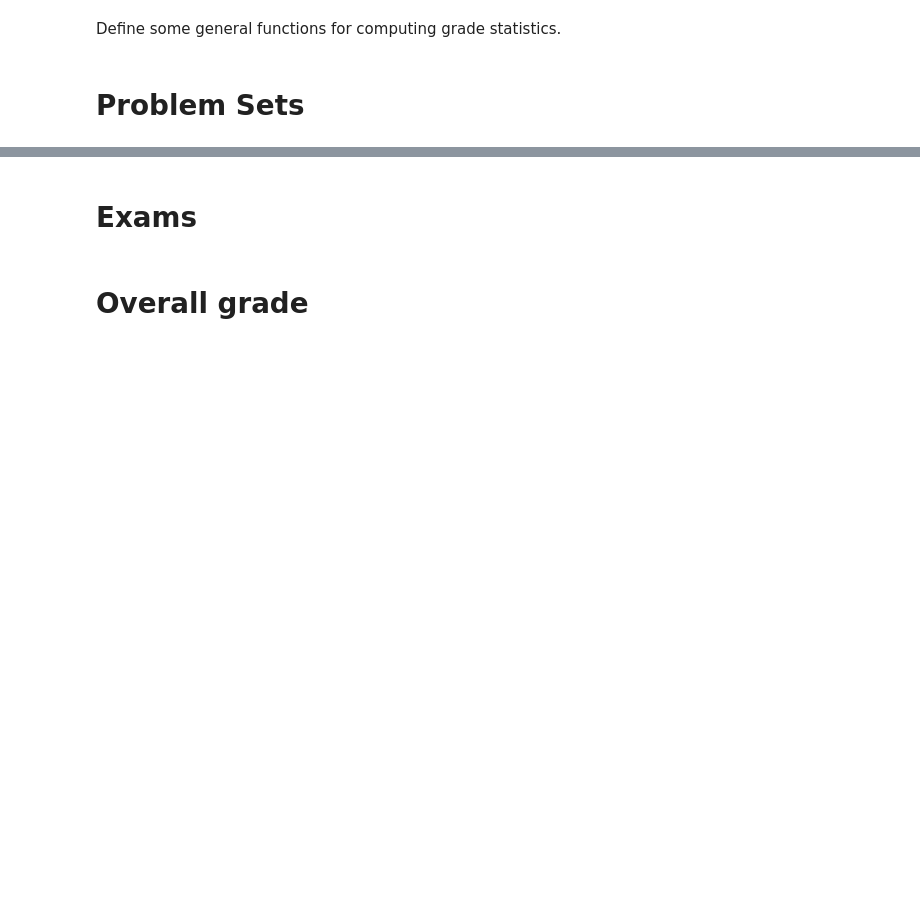
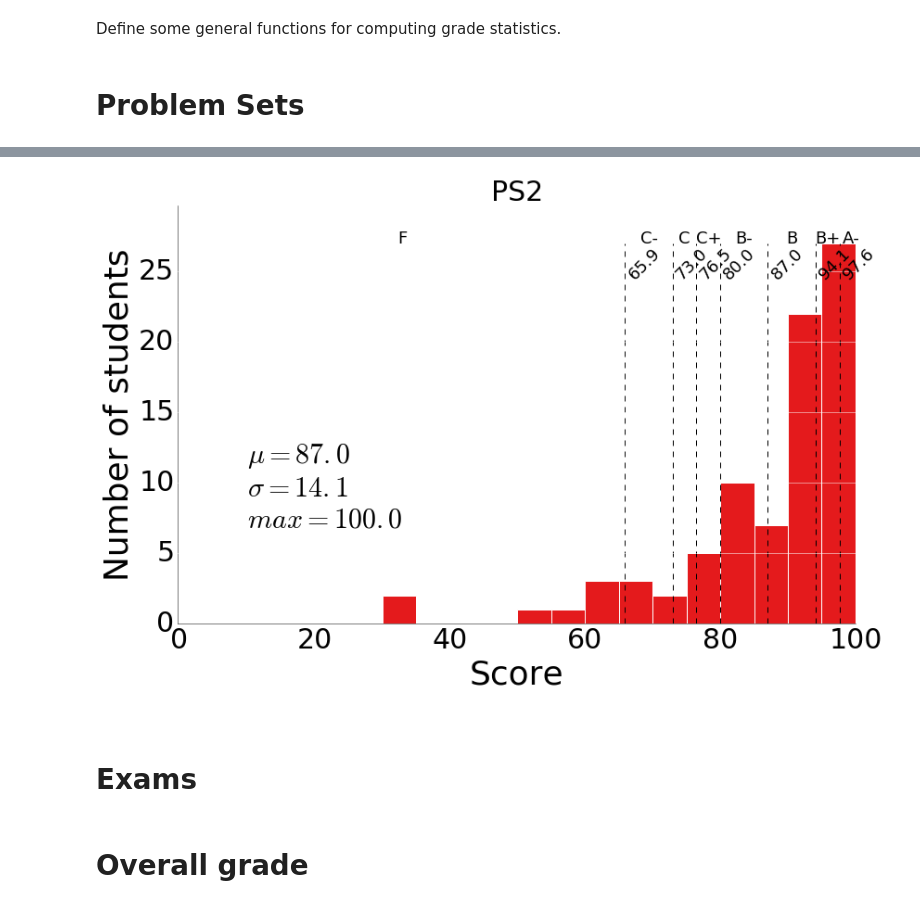
Before and after one commit to materialsvirtuallab/nano106, a Jupyter notebook: grades/Grade Stats.ipynb, the cells around one changed output, grey strips where cells are left out. Cells and saved outputs as stored; diff of their text form; code cells hidden in the pictures; blank space fills up the shorter version.

```diff
--- a/grades/Grade Stats.ipynb
+++ b/grades/Grade Stats.ipynb
@@ -157,5 +162,7 @@ def assign_grades(d, column_name, cutoffs, offset):
 # %%
-#cutoffs = bar_plot(d, "PS2", annotate=True)
+cutoffs = bar_plot(d, "PS2", annotate=True)
+# %% [output]
+[figure, added]
 # %%
 #cutoffs = bar_plot(d, "PS3", annotate=True)
 # %%
```
Also changed, not shown: parts of 3 cells of this notebook.
